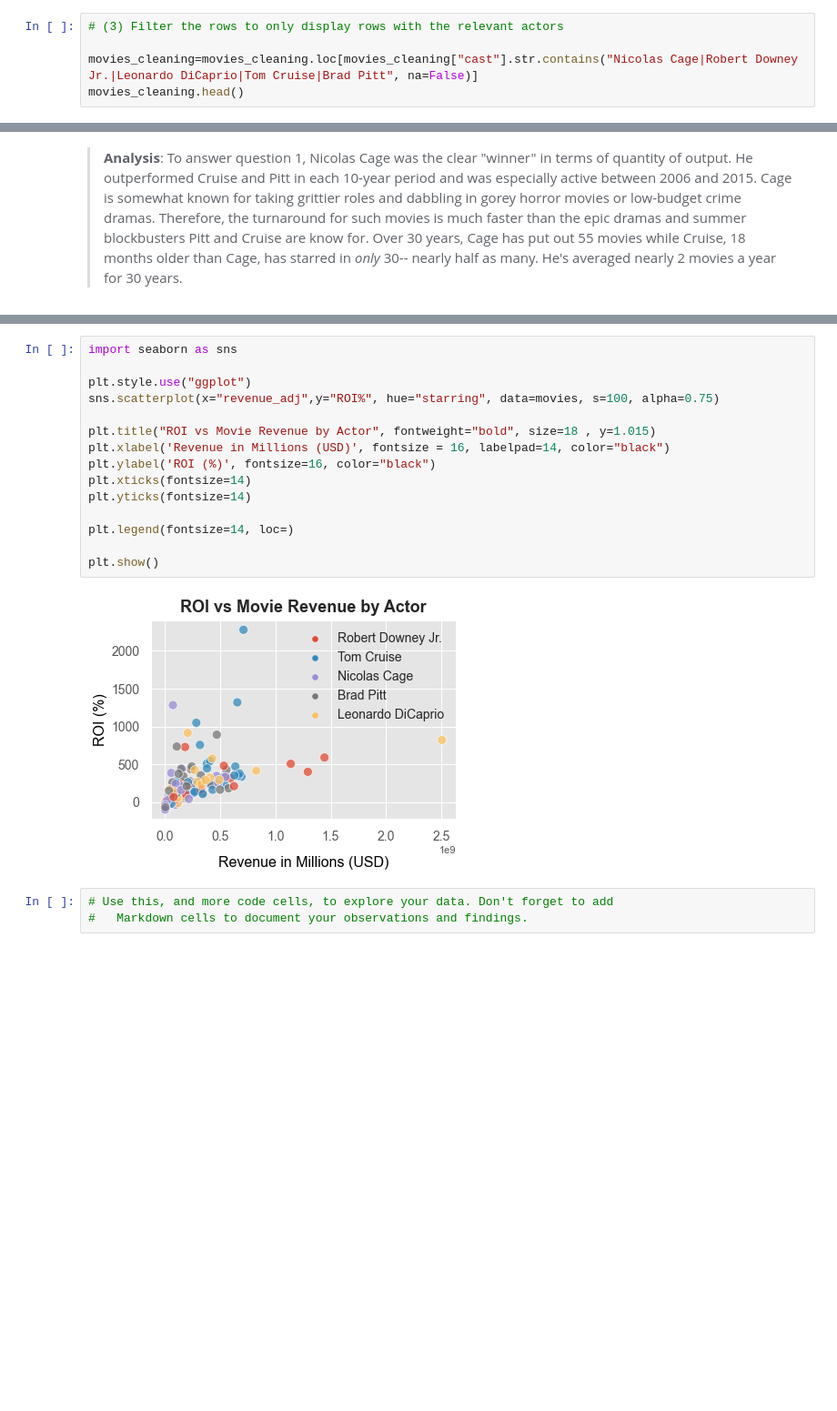
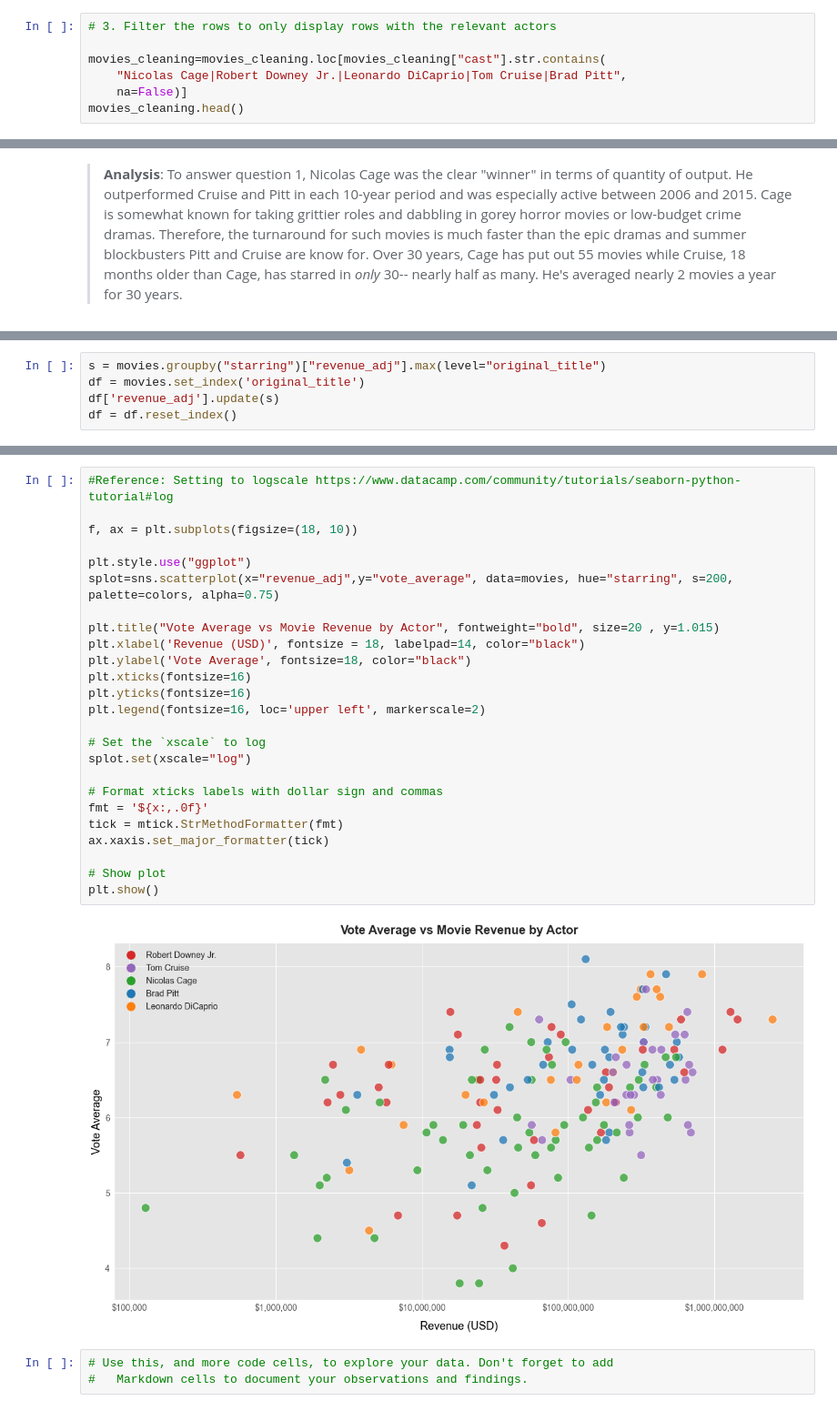
Before and after one commit to keenan-cooper/Udacity, a Jupyter notebook: investigate-a-dataset-template.ipynb, the cells around one changed output, grey strips where cells are left out. Shown: that part at 91% size. Saved outputs shown, nothing was run; the diff lists cells and outputs as text; blank space fills up the shorter version.

```diff
--- a/investigate-a-dataset-template.ipynb
+++ b/investigate-a-dataset-template.ipynb
@@ -139,8 +159,10 @@ movies_cleaning["release_year"].min()
 # %% [output]
 1986
 # %%
-# (3) Filter the rows to only display rows with the relevant actors
+# 3. Filter the rows to only display rows with the relevant actors
 
-movies_cleaning=movies_cleaning.loc[movies_cleaning["cast"].str.contains("Nicolas Cage|Robert Downey Jr.|Leonardo DiCaprio|Tom Cruise|Brad Pitt", na=False)]
+movies_cleaning=movies_cleaning.loc[movies_cleaning["cast"].str.contains(
+    "Nicolas Cage|Robert Downey Jr.|Leonardo DiCaprio|Tom Cruise|Brad Pitt",
+    na=False)]
 movies_cleaning.head()
 # %% [output]
@@ -607,0 +679,5 @@ movies_rev_sort=movies.sort_values(by=["revenue_adj"],ascending=False,ignore_ind
+# %%
+s = movies.groupby("starring")["revenue_adj"].max(level="original_title")
+df = movies.set_index('original_title')
+df['revenue_adj'].update(s)
+df = df.reset_index()
@@ -640,20 +842,30 @@ movies.sort_values(by=["ROI%"],ascending=False)
 # %%
-import seaborn as sns
+#Reference: Setting to logscale https://www.datacamp.com/community/tutorials/seaborn-python-tutorial#log
+
+f, ax = plt.subplots(figsize=(18, 10))
 
 plt.style.use("ggplot")
-sns.scatterplot(x="revenue_adj",y="ROI%", hue="starring", data=movies, s=100, alpha=0.75)
+splot=sns.scatterplot(x="revenue_adj",y="vote_average", data=movies, hue="starring", s=200, palette=colors, alpha=0.75)
 
-plt.title("ROI vs Movie Revenue by Actor", fontweight="bold", size=18 , y=1.015)
-plt.xlabel('Revenue in Millions (USD)', fontsize = 16, labelpad=14, color="black")
-plt.ylabel('ROI (%)', fontsize=16, color="black")
-plt.xticks(fontsize=14)
-plt.yticks(fontsize=14)
+plt.title("Vote Average vs Movie Revenue by Actor", fontweight="bold", size=20 , y=1.015)
+plt.xlabel('Revenue (USD)', fontsize = 18, labelpad=14, color="black")
+plt.ylabel('Vote Average', fontsize=18, color="black")
+plt.xticks(fontsize=16)
+plt.yticks(fontsize=16)
+plt.legend(fontsize=16, loc='upper left', markerscale=2)
 
-plt.legend(fontsize=14, loc=)
+# Set the `xscale` to log
+splot.set(xscale="log")
 
+# Format xticks labels with dollar sign and commas
+fmt = '${x:,.0f}'
+tick = mtick.StrMethodFormatter(fmt)
+ax.xaxis.set_major_formatter(tick)
+
+# Show plot
 plt.show()
 # %% [output]
-[figure, old version]
+[figure, new version]
 # %%
 # Use this, and more code cells, to explore your data. Don't forget to add
 #   Markdown cells to document your observations and findings.
```
Also changed, not shown: parts of 74 cells of this notebook.
